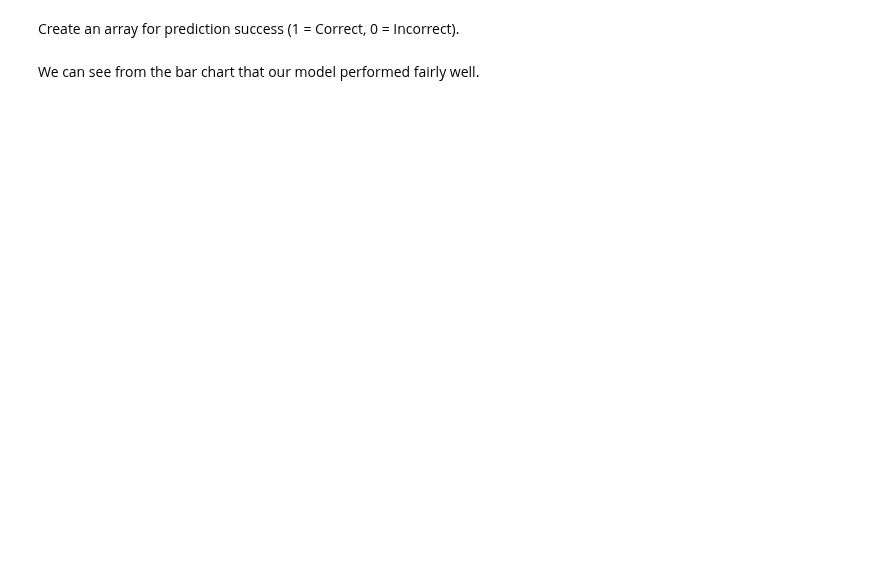
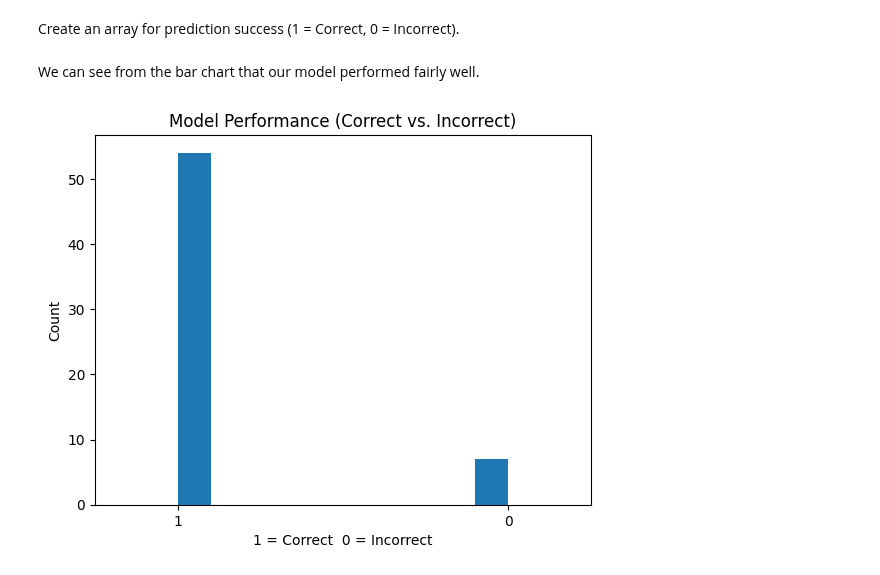
Before and after one commit to NahomM12/heart-attack-prediction-using-tensor-flow, a Jupyter notebook: heart_analysis/HeartAttackModel.ipynb, the cells around one changed output. Cells and saved outputs as stored; diff of their text form; code cells hidden in the pictures; blank space fills up the shorter version.

Commit message:
evaluation of model

```diff
--- a/heart_analysis/HeartAttackModel.ipynb
+++ b/heart_analysis/HeartAttackModel.ipynb
@@ -123,17 +125,17 @@ We will use the Adam optimization algorithm with the standard (recommended) para
 Our learning rate will be 0.001.
 # %%
 optimizer = tf.keras.optimizers.Adam(
-    learning_rate=0.001
-    beta_1=0.9
-    beta_2=0.999
+    learning_rate=0.001,
+    beta_1=0.9,
+    beta_2=0.999,
     epsilon=1e-07
 )
 # %% [markdown]
 Compile the model using Keras' SparseCategoricalCrossentropy loss function.
 # %%
 model.compile(
-    optimizer=optimizer
-    loss=keras.losses.SparseCategoricalCrossentropy()
+    optimizer=optimizer,
+    loss=keras.losses.SparseCategoricalCrossentropy(),
     metrics=[keras.metrics.SparseCategoricalAccuracy()]
 )
 # %% [markdown]
@@ -145,9 +147,9 @@ We pass in X_train as our array of features, and use y_train as our label column
 We enable shuffling to further reduce any bias in the ordering of the training examples.
 # %%
 history = model.fit(
-    X_train
-    y_train
-    shuffle=True
-    batch_size=BATCH_SIZE
+    X_train,
+    y_train,
+    shuffle=True,
+    batch_size=BATCH_SIZE,
     epochs=EPOCHS
 )
@@ -186,10 +213,13 @@ performance = (results[:, 0] == results[:, 1]).astype(int)
 # %% [markdown]
 We can see from the bar chart that our model performed fairly well.
 # %%
-plt.title()
-plt.xlabel()
-plt.ylabel()
+plt.title("Model Performance (Correct vs. Incorrect)")
+plt.xlabel("1 = Correct  0 = Incorrect")
+plt.ylabel("Count")
 plt.xticks([1, 0])
 plt.xlim(1.25, -0.25)
+
 plt.hist(performance)
 plt.show()
+# %% [output]
+[figure, added]
```
Also changed, not shown: parts of 4 cells of this notebook.
